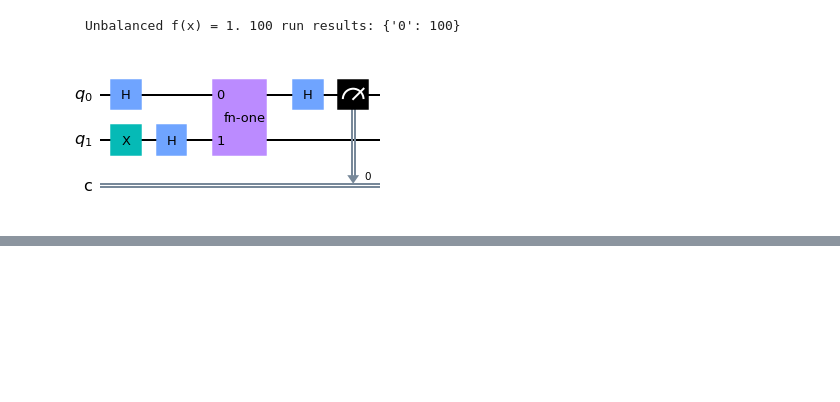
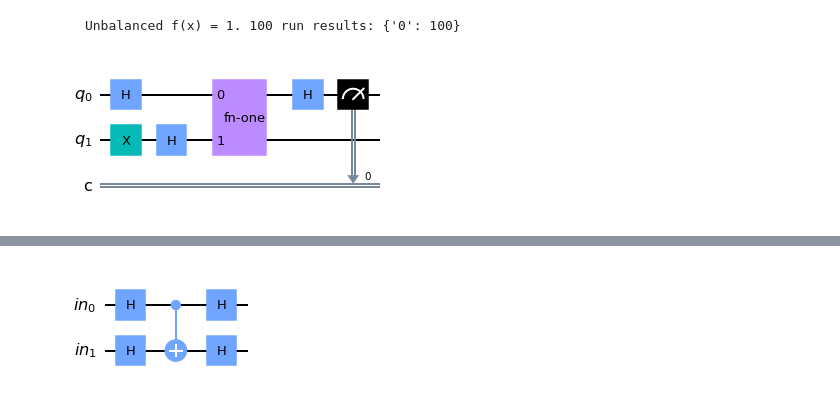
Before and after one commit to dfotland/qbit, a Jupyter notebook: deutsch.ipynb, the cells around one changed output, grey strips where cells are left out. Cells and saved outputs as stored; diff of their text form; code cells hidden in the pictures; blank space fills up the shorter version.

```diff
--- a/deutsch.ipynb
+++ b/deutsch.ipynb
@@ -157,0 +160,11 @@ deutsch.draw(output='mpl')
+# %%
+qr = QuantumRegister(2, 'in')
+qc = QuantumCircuit(qr)
+qc.h(0)
+qc.h(1)
+qc.cx(0, 1)
+qc.h(0)
+qc.h(1)
+qc.draw(output='mpl')
+# %% [output]
+[figure, added]
```
Also changed, not shown: parts of 7 cells of this notebook.
